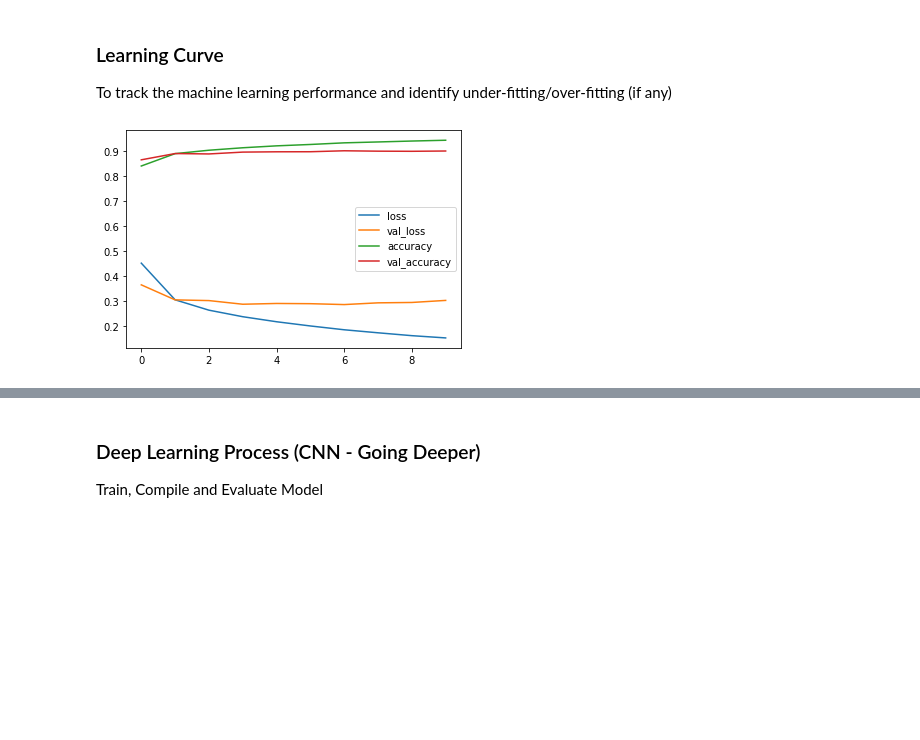
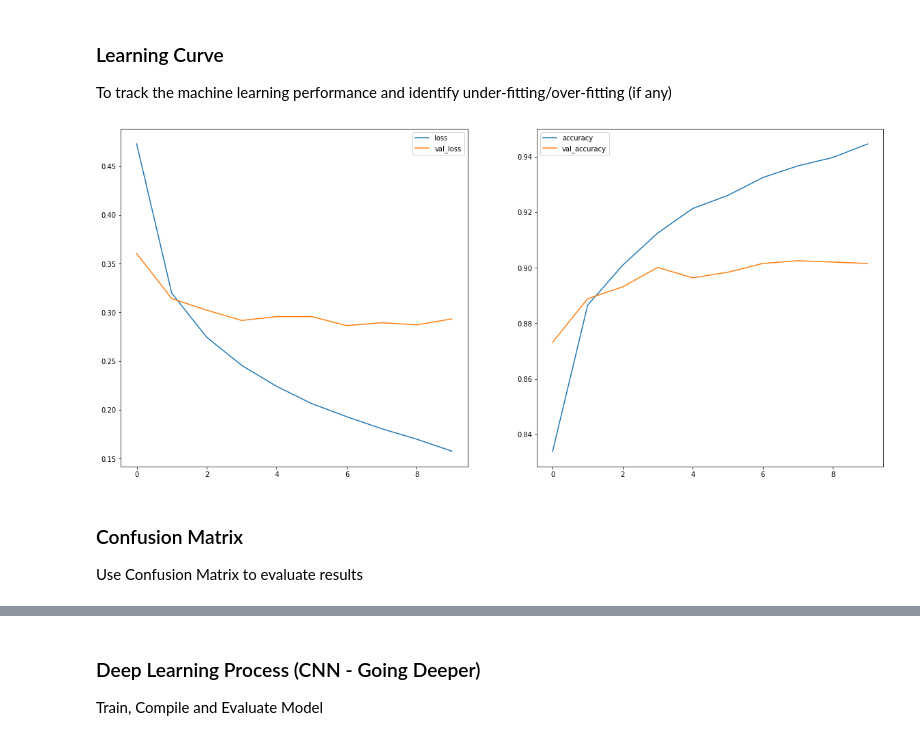
Before and after one commit to kelv-yap/sp_dsai_machine_learning, a Jupyter notebook: deep_learning/deep_learning.ipynb, the cells around one changed output, grey strips where cells are left out. Drawn from its saved outputs; the diff is of its cells as text; code cells hidden in the pictures; blank space fills up the shorter version.

```diff
--- a/deep_learning/deep_learning.ipynb
+++ b/deep_learning/deep_learning.ipynb
@@ -242,26 +283,21 @@ Train, Compile and Evaluate Model
 from tensorflow.keras.models import Sequential
 from tensorflow.keras.layers import Dense, Conv2D, MaxPool2D, Flatten, BatchNormalization
 
-model = Sequential()
-model.add(Conv2D(50, kernel_size=3, input_shape=inputShape, activation='relu'))
-model.add(Flatten())
-model.add(Dense(10, activation='softmax'))
+model2 = Sequential()
+model2.add(Conv2D(50, kernel_size=3, input_shape=inputShape, activation='relu'))
+model2.add(Flatten())
+model2.add(Dense(10, activation='softmax'))
 
-model.compile(optimizer='adam',
-              loss='categorical_crossentropy',
-              metrics=['accuracy'])
+model2.compile(optimizer='adam',
+               loss='categorical_crossentropy',
+               metrics=['accuracy'])
 
-training = model.fit(X_train, y_train,
-                     validation_split=0.2,
-                     batch_size=100,
-                     verbose=2,
-                     epochs=10)
+training = model2.fit(X_train, y_train,
+                      validation_split=0.2,
+                      batch_size=100,
+                      verbose=2,
+                      epochs=10)
 
-print(model.summary())
-
-score = model.evaluate(X_test, y_test)
-print(score)
-print("Score (Accuracy): {:.2f}%".format(score[1]*100))
-print("Score (Error): {:.2f}%".format(100-score[1]*100))
+print(model2.summary())
 # %% [output]
 Epoch 1/10
@@ -287,12 +339,21 @@ To track the machine learning performance and identify under-fitting/over-fittin
 # %%
 history = training.history
 
+plt.figure(figsize=(20,20))
+
+plt.subplot(221)
 plt.plot(history['loss'], label="loss")
 plt.plot(history['val_loss'], label="val_loss")
+plt.legend(loc='best')
+
+plt.subplot(222)
 plt.plot(history['accuracy'], label="accuracy")
 plt.plot(history['val_accuracy'], label="val_accuracy")
+plt.legend(loc='best')
 
-plt.legend(loc='best')
 plt.show()
 # %% [output]
-[figure, old version]
+[figure, new version]
+# %% [markdown]
+### Confusion Matrix
+Use Confusion Matrix to evaluate results
```
Also changed, not shown: parts of 18 cells of this notebook, 5 other files.
